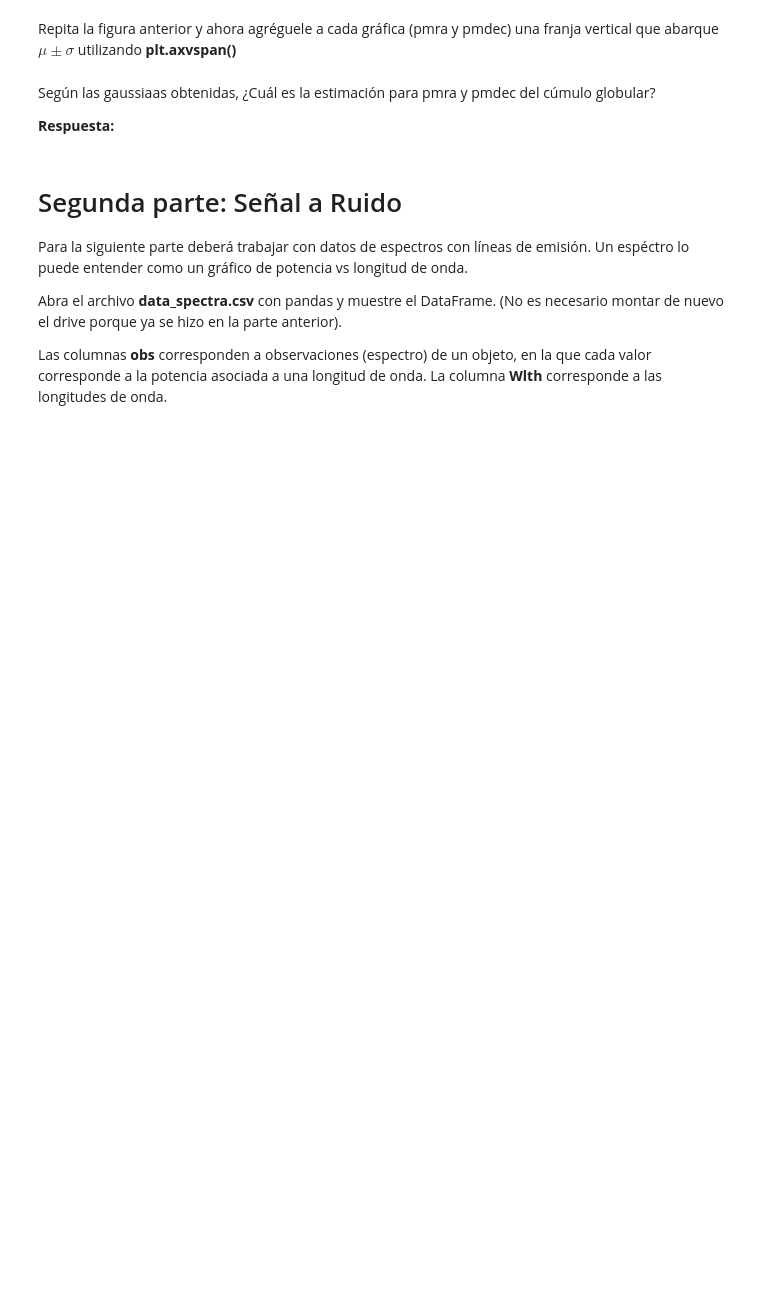
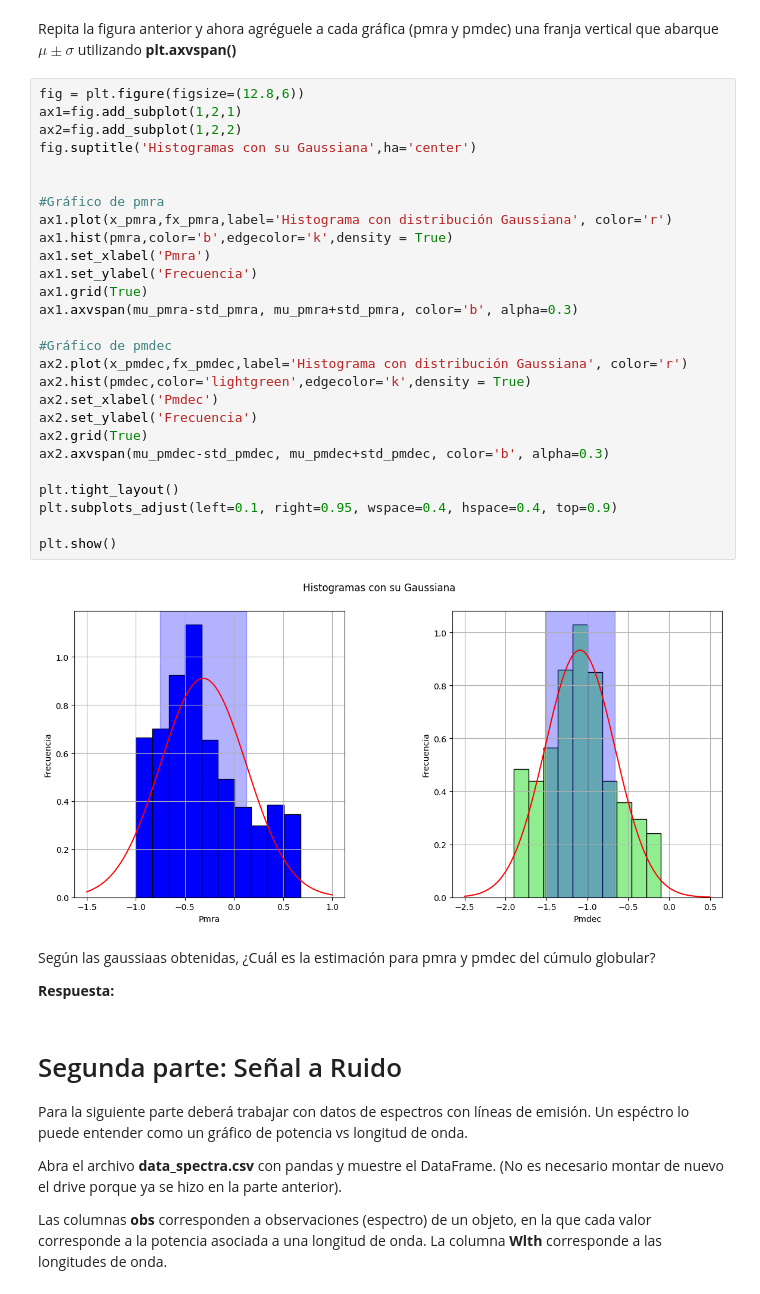
Before and after one commit to Martin-EliasG/Tarea-2, a Jupyter notebook: Tarea2.ipynb, the cells around one changed output. Saved outputs shown, nothing was run; the diff lists cells and outputs as text; blank space fills up the shorter version.

```diff
--- a/Tarea2.ipynb
+++ b/Tarea2.ipynb
@@ -172,5 +185,34 @@ Repita la gráfica anterior pero ahora tanto para pmra como para pmdec e incorpo
 # %% [markdown]
 Repita la figura anterior y ahora agréguele a cada gráfica (pmra y pmdec) una franja vertical que abarque $\mu \pm \sigma$ utilizando **plt.axvspan()**
+# %%
+fig = plt.figure(figsize=(12.8,6))
+ax1=fig.add_subplot(1,2,1)
+ax2=fig.add_subplot(1,2,2)
+fig.suptitle('Histogramas con su Gaussiana',ha='center')
+
+
+#Gráfico de pmra
+ax1.plot(x_pmra,fx_pmra,label='Histograma con distribución Gaussiana', color='r')
+ax1.hist(pmra,color='b',edgecolor='k',density = True)
+ax1.set_xlabel('Pmra')
+ax1.set_ylabel('Frecuencia')
+ax1.grid(True)
+ax1.axvspan(mu_pmra-std_pmra, mu_pmra+std_pmra, color='b', alpha=0.3)
+
+#Gráfico de pmdec
+ax2.plot(x_pmdec,fx_pmdec,label='Histograma con distribución Gaussiana', color='r')
+ax2.hist(pmdec,color='lightgreen',edgecolor='k',density = True)
+ax2.set_xlabel('Pmdec')
+ax2.set_ylabel('Frecuencia')
+ax2.grid(True)
+ax2.axvspan(mu_pmdec-std_pmdec, mu_pmdec+std_pmdec, color='b', alpha=0.3)
+
+plt.tight_layout()
+plt.subplots_adjust(left=0.1, right=0.95, wspace=0.4, hspace=0.4, top=0.9)
+
+plt.show()
+# %% [output]
+[figure, added]
 # %% [markdown]
 Según las gaussiaas obtenidas, ¿Cuál es la estimación para pmra y pmdec del cúmulo globular?
 
```
Also changed, not shown: parts of 21 cells of this notebook.
